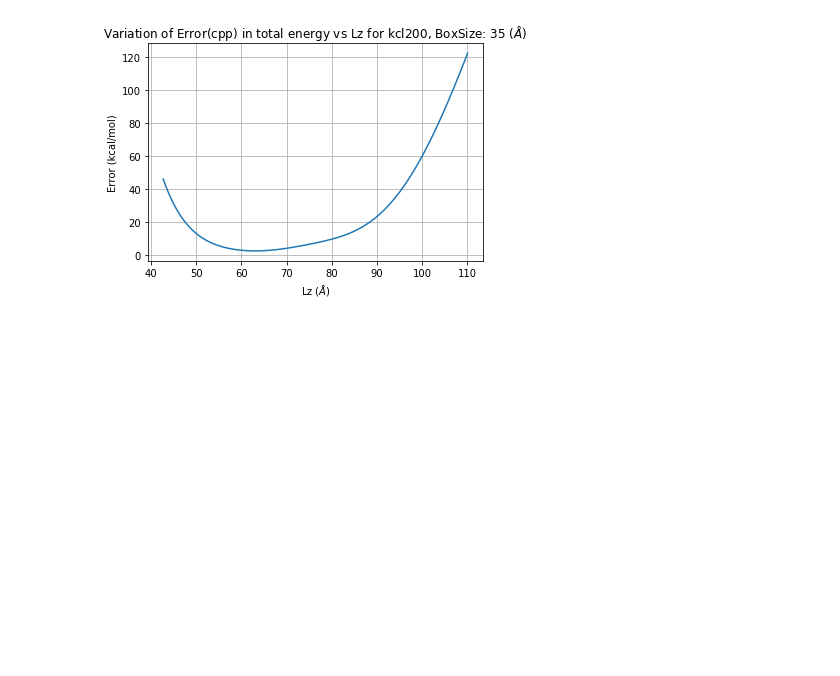
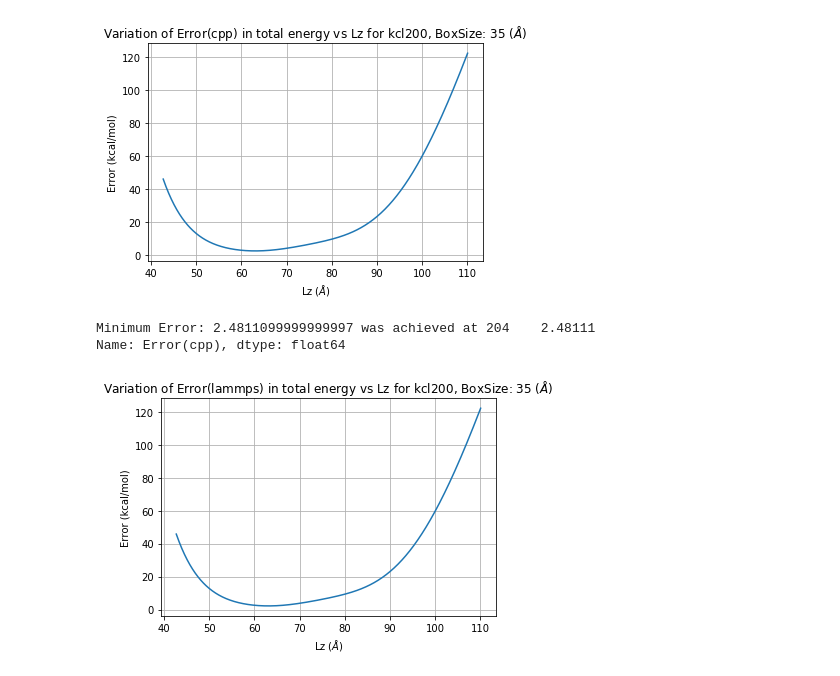
Before and after one commit to prateekkp20/3DEwald, a Jupyter notebook: run/ew3dc/script.ipynb, the cells around one changed output. Drawn from its saved outputs; the diff is of its cells as text; code cells hidden in the pictures; blank space fills up the shorter version.

```diff
--- a/run/ew3dc/script.ipynb
+++ b/run/ew3dc/script.ipynb
@@ -74,3 +93,19 @@ plt.title("Variation of Error(cpp) in total energy vs Lz for kcl200, BoxSize: 35
 # %% [output]
 Text(0.5,1,'Variation of Error(cpp) in total energy vs Lz for kcl200, BoxSize: 35 ($\\AA$)')
 [figure]
+# %%
+plt.plot('Lz','Error(lammps)',data=newData35)
+plt.grid()
+plt.xlabel("Lz ($\AA$)")
+plt.xticks()
+plt.ylabel("Error (kcal/mol)")
+plt.title("Variation of Error(lammps) in total energy vs Lz for kcl200, BoxSize: 35 ($\AA$)")
+
+minvalue = min(newData35['Error(cpp)'])
+temp = newData35[newData35['Error(cpp)']== minvalue]
+Lz = temp['Error(cpp)']
+print('Minimum Error:',minvalue, 'was achieved at',Lz)
+# %% [output]
+Minimum Error: 2.4811099999999997 was achieved at 204    2.48111
+Name: Error(cpp), dtype: float64
+[figure, added]
```
Also changed, not shown: parts of 2 cells of this notebook.
